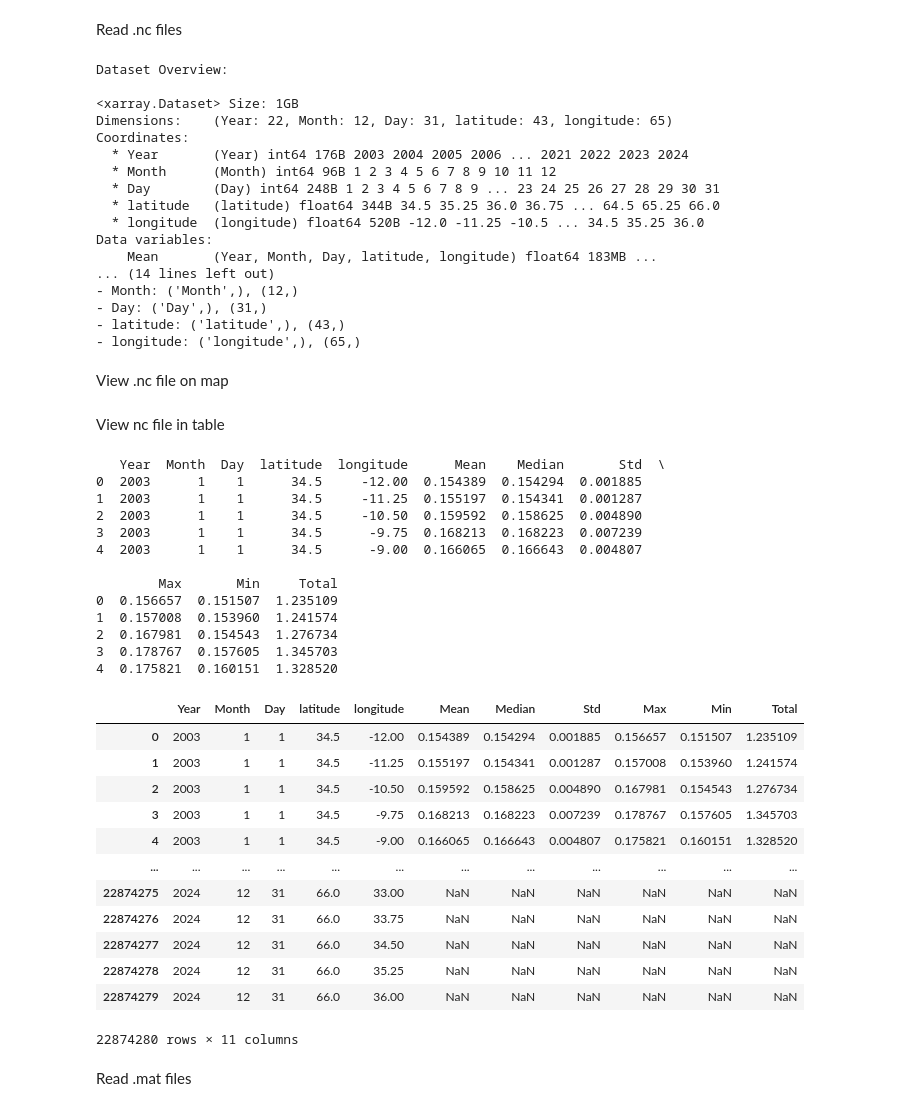
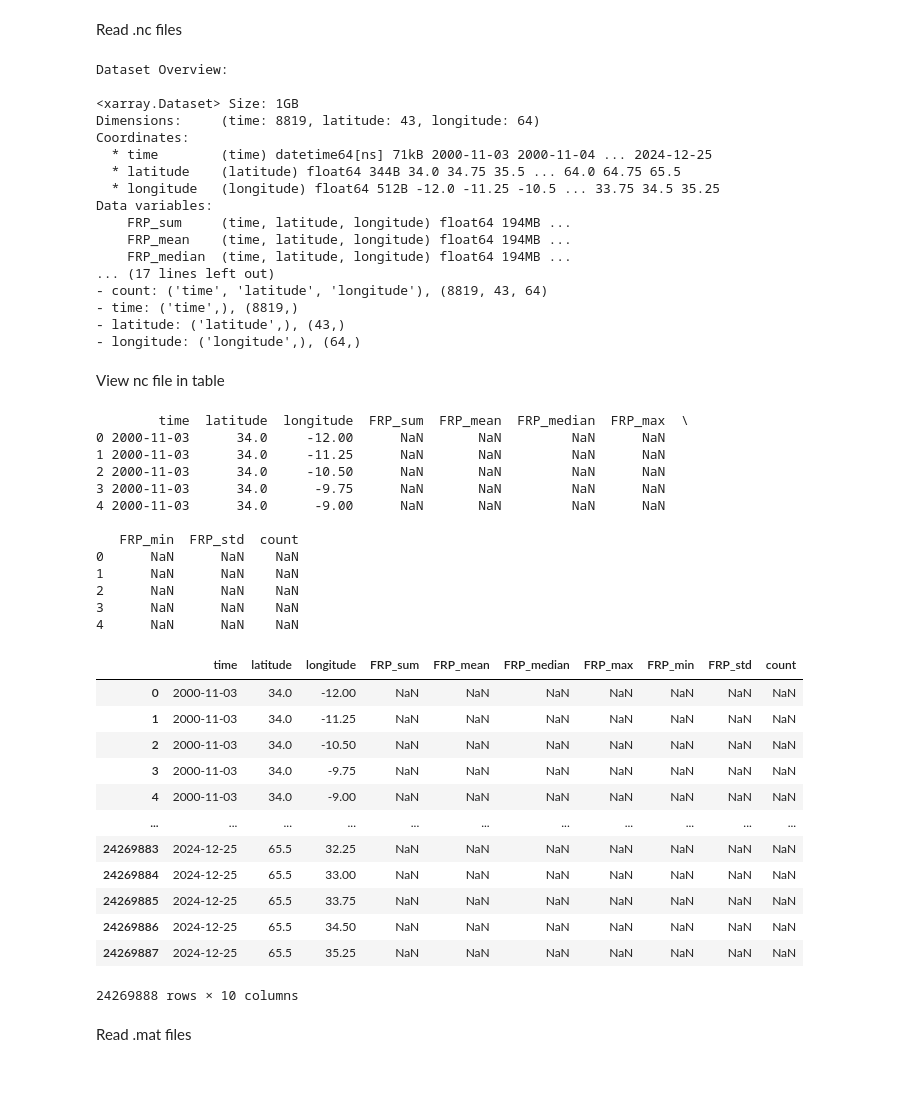
Before and after one commit to Sofs27/Thesis, a Jupyter notebook: Code/VisualizeData.ipynb, the cells around one changed output. Drawn from its saved outputs; the diff is of its cells as text; code cells hidden in the pictures; blank space fills up the shorter version.

```diff
--- a/Code/VisualizeData.ipynb
+++ b/Code/VisualizeData.ipynb
@@ -37,7 +37,7 @@ Read .nc files
 import xarray as xr
 
 # Open the NetCDF file
-file_path = r"E:\IPMA\CAMS\chem_multlvl\daily_co_stats.nc"
+file_path = r"E:\IPMA\FRP\FRP_2000_2024.nc"
 ds = xr.open_dataset(file_path)
 
 # Display the dataset's structure and metadata
@@ -52,19 +52,17 @@ for var in ds.variables:
 Dataset Overview:
 
 <xarray.Dataset> Size: 1GB
-Dimensions:    (Year: 22, Month: 12, Day: 31, latitude: 43, longitude: 65)
+Dimensions:     (time: 8819, latitude: 43, longitude: 64)
 Coordinates:
-  * Year       (Year) int64 176B 2003 2004 2005 2006 ... 2021 2022 2023 2024
-  * Month      (Month) int64 96B 1 2 3 4 5 6 7 8 9 10 11 12
-  * Day        (Day) int64 248B 1 2 3 4 5 6 7 8 9 ... 23 24 25 26 27 28 29 30 31
-  * latitude   (latitude) float64 344B 34.5 35.25 36.0 36.75 ... 64.5 65.25 66.0
-  * longitude  (longitude) float64 520B -12.0 -11.25 -10.5 ... 34.5 35.25 36.0
+  * time        (time) datetime64[ns] 71kB 2000-11-03 2000-11-04 ... 2024-12-25
+  * latitude    (latitude) float64 344B 34.0 34.75 35.5 ... 64.0 64.75 65.5
+  * longitude   (longitude) float64 512B -12.0 -11.25 -10.5 ... 33.75 34.5 35.25
 Data variables:
-    Mean       (Year, Month, Day, latitude, longitude) float64 183MB ...
-... (14 lines left out)
-- Month: ('Month',), (12,)
-- Day: ('Day',), (31,)
+    FRP_sum     (time, latitude, longitude) float64 194MB ...
+    FRP_mean    (time, latitude, longitude) float64 194MB ...
+    FRP_median  (time, latitude, longitude) float64 194MB ...
+... (17 lines left out)
+- count: ('time', 'latitude', 'longitude'), (8819, 43, 64)
+- time: ('time',), (8819,)
 - latitude: ('latitude',), (43,)
-- longitude: ('longitude',), (65,)
+- longitude: ('longitude',), (64,)
-# %% [markdown]
-View .nc file on map
@@ -107,45 +71,45 @@ View nc file in table
 # %%
 import xarray as xr
 import pandas as pd
 
 # Open the NetCDF file
-nc_file = r"E:\IPMA\CAMS\chem_multlvl\daily_co_stats.nc"
+nc_file = r"E:\IPMA\FRP\FRP_2000_2024.nc"
 ds = xr.open_dataset(nc_file)
 
 # Convert all variables to a DataFrame
 df = ds.to_dataframe().reset_index()
 
 # Display the first few rows
 print(df.head())
 
 df
 # %% [output]
-   Year  Month  Day  latitude  longitude      Mean    Median       Std  \
-0  2003      1    1      34.5     -12.00  0.154389  0.154294  0.001885
-1  2003      1    1      34.5     -11.25  0.155197  0.154341  0.001287
-2  2003      1    1      34.5     -10.50  0.159592  0.158625  0.004890
-3  2003      1    1      34.5      -9.75  0.168213  0.168223  0.007239
-4  2003      1    1      34.5      -9.00  0.166065  0.166643  0.004807
+        time  latitude  longitude  FRP_sum  FRP_mean  FRP_median  FRP_max  \
+0 2000-11-03      34.0     -12.00      NaN       NaN         NaN      NaN
+1 2000-11-03      34.0     -11.25      NaN       NaN         NaN      NaN
+2 2000-11-03      34.0     -10.50      NaN       NaN         NaN      NaN
+3 2000-11-03      34.0      -9.75      NaN       NaN         NaN      NaN
+4 2000-11-03      34.0      -9.00      NaN       NaN         NaN      NaN
 
-        Max       Min     Total
-0  0.156657  0.151507  1.235109
-1  0.157008  0.153960  1.241574
-2  0.167981  0.154543  1.276734
-3  0.178767  0.157605  1.345703
-4  0.175821  0.160151  1.328520
+   FRP_min  FRP_std  count
+0      NaN      NaN    NaN
+1      NaN      NaN    NaN
+2      NaN      NaN    NaN
+3      NaN      NaN    NaN
+4      NaN      NaN    NaN
-|  | Year | Month | Day | latitude | longitude | Mean | Median | Std | Max | Min | Total |
-| 0 | 2003 | 1 | 1 | 34.5 | -12.00 | 0.154389 | 0.154294 | 0.001885 | 0.156657 | 0.151507 | 1.235109 |
-| 1 | 2003 | 1 | 1 | 34.5 | -11.25 | 0.155197 | 0.154341 | 0.001287 | 0.157008 | 0.153960 | 1.241574 |
-| 2 | 2003 | 1 | 1 | 34.5 | -10.50 | 0.159592 | 0.158625 | 0.004890 | 0.167981 | 0.154543 | 1.276734 |
-| 3 | 2003 | 1 | 1 | 34.5 | -9.75 | 0.168213 | 0.168223 | 0.007239 | 0.178767 | 0.157605 | 1.345703 |
-| 4 | 2003 | 1 | 1 | 34.5 | -9.00 | 0.166065 | 0.166643 | 0.004807 | 0.175821 | 0.160151 | 1.328520 |
-| ... | ... | ... | ... | ... | ... | ... | ... | ... | ... | ... | ... |
-| 22874275 | 2024 | 12 | 31 | 66.0 | 33.00 | NaN | NaN | NaN | NaN | NaN | NaN |
-| 22874276 | 2024 | 12 | 31 | 66.0 | 33.75 | NaN | NaN | NaN | NaN | NaN | NaN |
-| 22874277 | 2024 | 12 | 31 | 66.0 | 34.50 | NaN | NaN | NaN | NaN | NaN | NaN |
-| 22874278 | 2024 | 12 | 31 | 66.0 | 35.25 | NaN | NaN | NaN | NaN | NaN | NaN |
-| 22874279 | 2024 | 12 | 31 | 66.0 | 36.00 | NaN | NaN | NaN | NaN | NaN | NaN |
+|  | time | latitude | longitude | FRP_sum | FRP_mean | FRP_median | FRP_max | FRP_min | FRP_std | count |
+| 0 | 2000-11-03 | 34.0 | -12.00 | NaN | NaN | NaN | NaN | NaN | NaN | NaN |
+| 1 | 2000-11-03 | 34.0 | -11.25 | NaN | NaN | NaN | NaN | NaN | NaN | NaN |
+| 2 | 2000-11-03 | 34.0 | -10.50 | NaN | NaN | NaN | NaN | NaN | NaN | NaN |
+| 3 | 2000-11-03 | 34.0 | -9.75 | NaN | NaN | NaN | NaN | NaN | NaN | NaN |
+| 4 | 2000-11-03 | 34.0 | -9.00 | NaN | NaN | NaN | NaN | NaN | NaN | NaN |
+| ... | ... | ... | ... | ... | ... | ... | ... | ... | ... | ... |
+| 24269883 | 2024-12-25 | 65.5 | 32.25 | NaN | NaN | NaN | NaN | NaN | NaN | NaN |
+| 24269884 | 2024-12-25 | 65.5 | 33.00 | NaN | NaN | NaN | NaN | NaN | NaN | NaN |
+| 24269885 | 2024-12-25 | 65.5 | 33.75 | NaN | NaN | NaN | NaN | NaN | NaN | NaN |
+| 24269886 | 2024-12-25 | 65.5 | 34.50 | NaN | NaN | NaN | NaN | NaN | NaN | NaN |
+| 24269887 | 2024-12-25 | 65.5 | 35.25 | NaN | NaN | NaN | NaN | NaN | NaN | NaN |
-22874280 rows × 11 columns
+24269888 rows × 10 columns
 # %% [markdown]
 Read .mat files
 # %%
```
Also changed, not shown: parts of 2 cells of this notebook, 7 other files.
